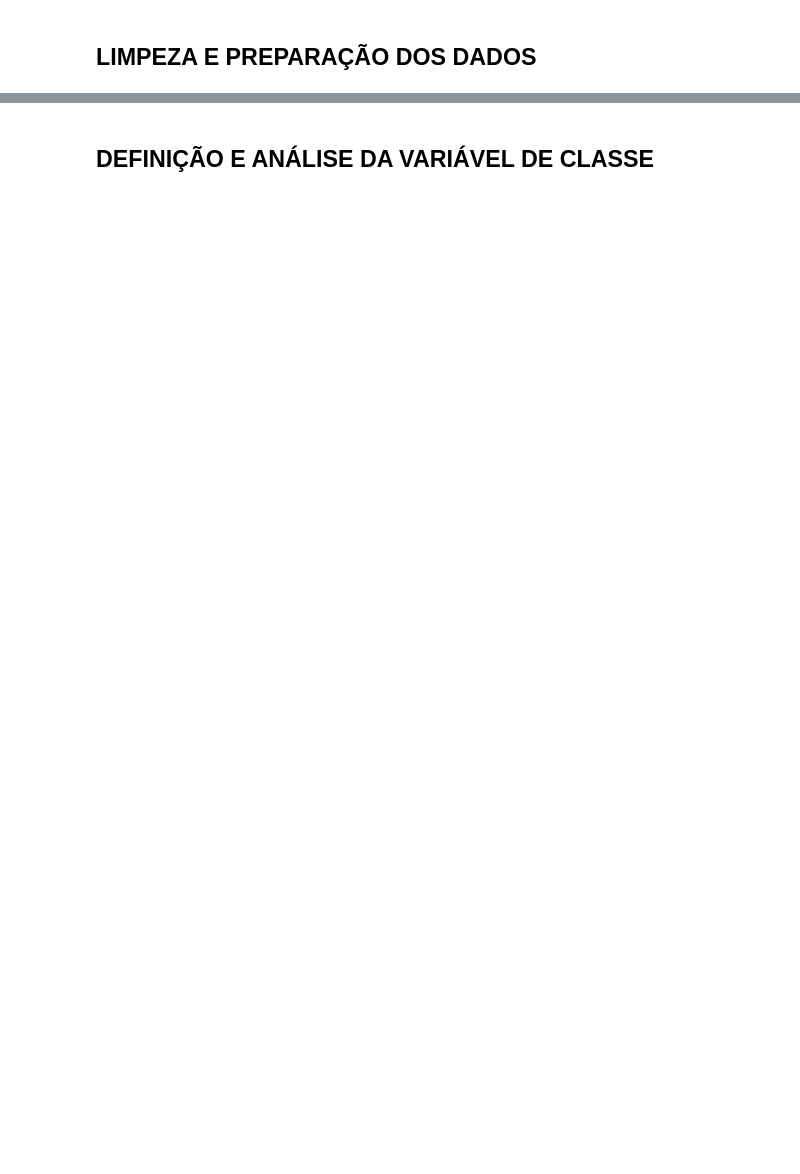
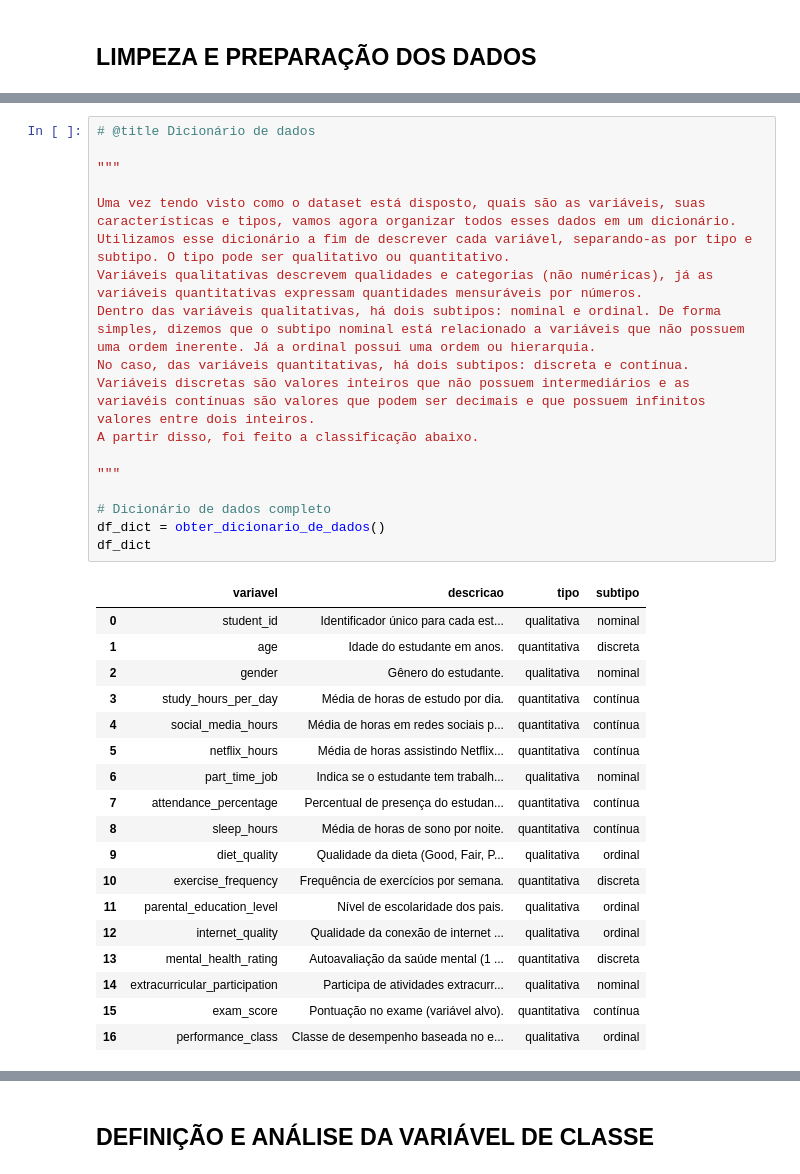
Before and after one commit to MRGdSFS/HW1----ICA-2025.2, a Jupyter notebook: notebooks/01_pre_processamento.ipynb, the cells around one changed output, grey strips where cells are left out. Cells and saved outputs as stored; diff of their text form; blank space fills up the shorter version.

```diff
--- a/notebooks/01_pre_processamento.ipynb
+++ b/notebooks/01_pre_processamento.ipynb
@@ -238,0 +129,36 @@ Nenhuma linha duplicada encontrada.
+# %%
+# @title Dicionário de dados
+
+"""
+
+Uma vez tendo visto como o dataset está disposto, quais são as variáveis, suas características e tipos, vamos agora organizar todos esses dados em um dicionário.
+Utilizamos esse dicionário a fim de descrever cada variável, separando-as por tipo e subtipo. O tipo pode ser qualitativo ou quantitativo.
+Variáveis qualitativas descrevem qualidades e categorias (não numéricas), já as variáveis quantitativas expressam quantidades mensuráveis por números.
+Dentro das variáveis qualitativas, há dois subtipos: nominal e ordinal. De forma simples, dizemos que o subtipo nominal está relacionado a variáveis que não possuem uma ordem inerente. Já a ordinal possui uma ordem ou hierarquia.
+No caso, das variáveis quantitativas, há dois subtipos: discreta e contínua. Variáveis discretas são valores inteiros que não possuem intermediários e as variavéis contínuas são valores que podem ser decimais e que possuem infinitos valores entre dois inteiros.
+A partir disso, foi feito a classificação abaixo.
+
+"""
+
+# Dicionário de dados completo
+df_dict = obter_dicionario_de_dados()
+df_dict
+# %% [output]
+|  | variavel | descricao | tipo | subtipo |
+| 0 | student_id | Identificador único para cada est... | qualitativa | nominal |
+| 1 | age | Idade do estudante em anos. | quantitativa | discreta |
+| 2 | gender | Gênero do estudante. | qualitativa | nominal |
+| 3 | study_hours_per_day | Média de horas de estudo por dia. | quantitativa | contínua |
+| 4 | social_media_hours | Média de horas em redes sociais p... | quantitativa | contínua |
+| 5 | netflix_hours | Média de horas assistindo Netflix... | quantitativa | contínua |
+| 6 | part_time_job | Indica se o estudante tem trabalh... | qualitativa | nominal |
+| 7 | attendance_percentage | Percentual de presença do estudan... | quantitativa | contínua |
+| 8 | sleep_hours | Média de horas de sono por noite. | quantitativa | contínua |
+| 9 | diet_quality | Qualidade da dieta (Good, Fair, P... | qualitativa | ordinal |
+| 10 | exercise_frequency | Frequência de exercícios por semana. | quantitativa | discreta |
+| 11 | parental_education_level | Nível de escolaridade dos pais. | qualitativa | ordinal |
+| 12 | internet_quality | Qualidade da conexão de internet ... | qualitativa | ordinal |
+| 13 | mental_health_rating | Autoavaliação da saúde mental (1 ... | quantitativa | discreta |
+| 14 | extracurricular_participation | Participa de atividades extracurr... | qualitativa | nominal |
+| 15 | exam_score | Pontuação no exame (variável alvo). | quantitativa | contínua |
+| 16 | performance_class | Classe de desempenho baseada no e... | qualitativa | ordinal |
```
Also changed, not shown: parts of 20 cells of this notebook, 44 other files.
